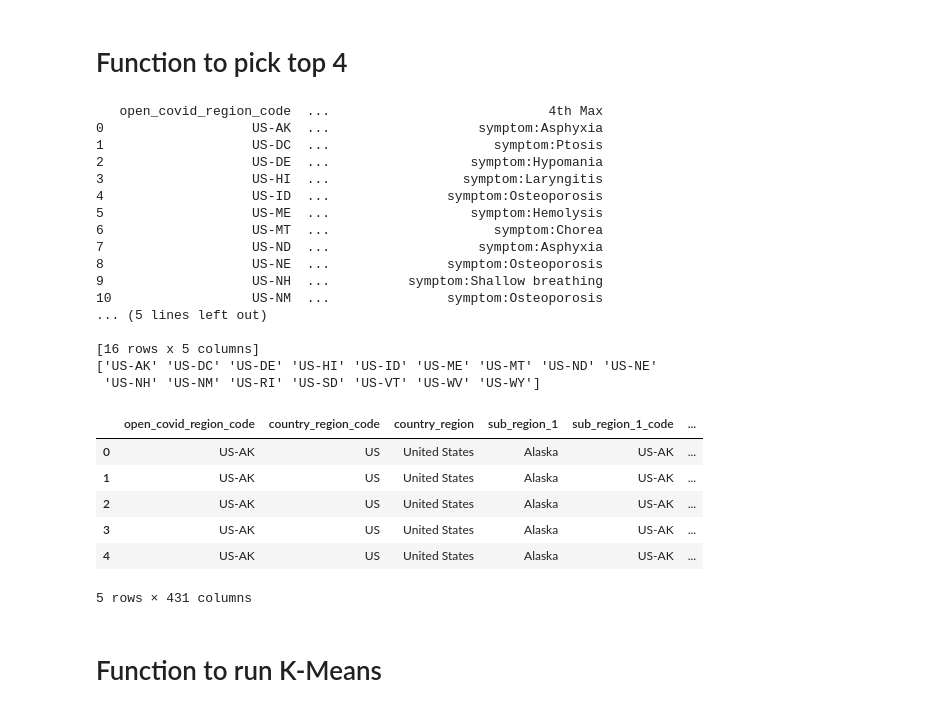
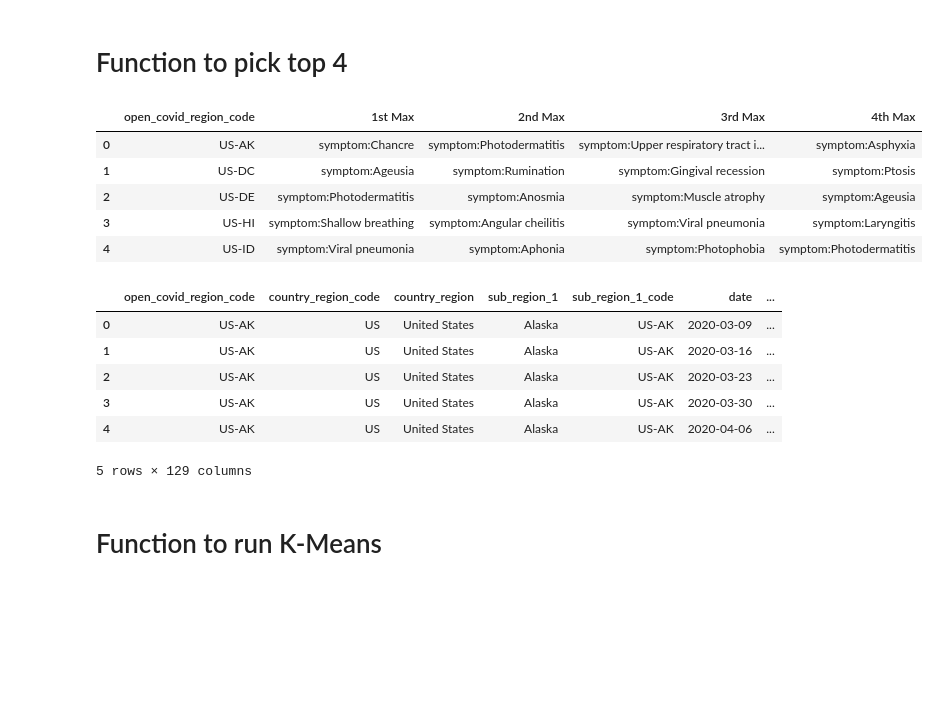
Before and after one commit to pengyk/COMP551, a Jupyter notebook: Copy_of_Copy_of_mini_project1.ipynb, the cells around one changed output. Drawn from its saved outputs; the diff is of its cells as text; code cells hidden in the pictures; blank space fills up the shorter version.

```diff
--- a/Copy_of_Copy_of_mini_project1.ipynb
+++ b/Copy_of_Copy_of_mini_project1.ipynb
@@ -69,13 +98,17 @@ print(us_cases)
 # %%
 def clean_data(df):
-  (rows, cols) = df.shape
-  print(rows, cols)
-  row_threshold = int(rows * 0.05)
-  col_threshold = int(cols * 0.05)
+  # remove all rows and columns for which all values are NaN
+  df = df.dropna(axis = 0, how='all')
+  df = df.reset_index(drop=True)
+  df = df.dropna(axis = 1, how='all')
+  df = df.reset_index(drop=True)
 
-  df = df.dropna(axis = 0, thresh = row_threshold)
-  df = df.dropna(axis = 1, thresh = col_threshold)
-  df = df.reset_index(drop = True)
-  (rows, cols) = df.shape
-  print(rows, cols)
+  # row_threshold = int(rows * 0.05)
+  # # col_threshold = int(cols * 0.05)
+
+  # # df = df.dropna(axis = 0, thresh = row_threshold)
+  # df = df.dropna(axis = 1, thresh = col_threshold)
+  # df = df.reset_index(drop = True)
+  # (rows, cols) = df.shape
+  # print(rows, cols)
   return df
@@ -86,7 +114,0 @@ Index(['open_covid_region_code', 'region_name', 'date', 'hospitalized_new'], dty
-# %%
-def group_data_by_weeks(df):
-  df['date'] = pd.to_datetime(df['date']) - pd.to_timedelta(7, unit='d')
-  df = df.groupby(['open_covid_region_code', pd.Grouper(key='date', freq='W-MON')])['hospitalized_new'].sum().reset_index().sort_values(['open_covid_region_code','date'])
-  return df
-
-us_cases = group_data_by_weeks(us_cases)
@@ -94,7 +119,7 @@ us_cases = group_data_by_weeks(us_cases)
 print("Before cleaning:")
 print(trends_df.shape)
 
-# trends_df = clean_data(trends_df)
+trends_df = clean_data(trends_df)
 
 print("After cleaning:")
 print(trends_df.shape)
@@ -106,5 +131,7 @@ After cleaning:
 # %%
 trends_df['date'] = pd.to_datetime(trends_df['date'])
+trends_df['date']=trends_df['date'].astype('datetime64[ns]')
+us_cases['date'] = us_cases['date'].astype('datetime64[ns]')
 complete_df = trends_df.merge(us_cases, how='inner', on=['open_covid_region_code', 'date'])
 # print(us_cases['open_covid_region_code'].unique())
 # print(trends_df['open_covid_region_code'].unique())
@@ -123,36 +150,26 @@ complete_df.head()
 # %%
 avgdf = complete_df.groupby(['open_covid_region_code']).mean()
 only_symptoms_df = avgdf.drop(['hospitalized_new'], axis = 1)
-tdf = pd.DataFrame(only_symptoms_df.columns.values[np.argsort(-only_symptoms_df.values, axis=1)[:, :4]], index=only_symptoms_df.index, columns = ['1st Max','2nd Max','3rd Max', '4th Max']).reset_index()
+only_symptoms_df = pd.DataFrame(only_symptoms_df.columns.values[np.argsort(-only_symptoms_df.values, axis=1)[:, :4]], index=only_symptoms_df.index, columns = ['1st Max','2nd Max','3rd Max', '4th Max']).reset_index()
 
-print(tdf)
-print(tdf['open_covid_region_code'].unique())
-complete_df.head()
+only_symptoms_df.head()
 # %% [output]
-   open_covid_region_code  ...                            4th Max
-0                   US-AK  ...                   symptom:Asphyxia
-1                   US-DC  ...                     symptom:Ptosis
-2                   US-DE  ...                  symptom:Hypomania
-3                   US-HI  ...                 symptom:Laryngitis
-4                   US-ID  ...               symptom:Osteoporosis
-5                   US-ME  ...                  symptom:Hemolysis
-6                   US-MT  ...                     symptom:Chorea
-7                   US-ND  ...                   symptom:Asphyxia
-8                   US-NE  ...               symptom:Osteoporosis
-9                   US-NH  ...          symptom:Shallow breathing
-10                  US-NM  ...               symptom:Osteoporosis
-... (5 lines left out)
-
-[16 rows x 5 columns]
-['US-AK' 'US-DC' 'US-DE' 'US-HI' 'US-ID' 'US-ME' 'US-MT' 'US-ND' 'US-NE'
- 'US-NH' 'US-NM' 'US-RI' 'US-SD' 'US-VT' 'US-WV' 'US-WY']
-|  | open_covid_region_code | country_region_code | country_region | sub_region_1 | sub_region_1_code | ... |
-| 0 | US-AK | US | United States | Alaska | US-AK | ... |
-| 1 | US-AK | US | United States | Alaska | US-AK | ... |
-| 2 | US-AK | US | United States | Alaska | US-AK | ... |
-| 3 | US-AK | US | United States | Alaska | US-AK | ... |
-| 4 | US-AK | US | United States | Alaska | US-AK | ... |
+|  | open_covid_region_code | 1st Max | 2nd Max | 3rd Max | 4th Max |
+| 0 | US-AK | symptom:Chancre | symptom:Photodermatitis | symptom:Upper respiratory tract i... | symptom:Asphyxia |
+| 1 | US-DC | symptom:Ageusia | symptom:Rumination | symptom:Gingival recession | symptom:Ptosis |
+| 2 | US-DE | symptom:Photodermatitis | symptom:Anosmia | symptom:Muscle atrophy | symptom:Ageusia |
+| 3 | US-HI | symptom:Shallow breathing | symptom:Angular cheilitis | symptom:Viral pneumonia | symptom:Laryngitis |
+| 4 | US-ID | symptom:Viral pneumonia | symptom:Aphonia | symptom:Photophobia | symptom:Photodermatitis |
-5 rows × 431 columns
+# %%
+complete_df.head()
+# %% [output]
+|  | open_covid_region_code | country_region_code | country_region | sub_region_1 | sub_region_1_code | date | ... |
+| 0 | US-AK | US | United States | Alaska | US-AK | 2020-03-09 | ... |
+| 1 | US-AK | US | United States | Alaska | US-AK | 2020-03-16 | ... |
+| 2 | US-AK | US | United States | Alaska | US-AK | 2020-03-23 | ... |
+| 3 | US-AK | US | United States | Alaska | US-AK | 2020-03-30 | ... |
+| 4 | US-AK | US | United States | Alaska | US-AK | 2020-04-06 | ... |
+5 rows × 129 columns
 # %% [markdown]
 # Function to run K-Means
 # %%
```
Also changed, not shown: parts of 18 cells of this notebook.
